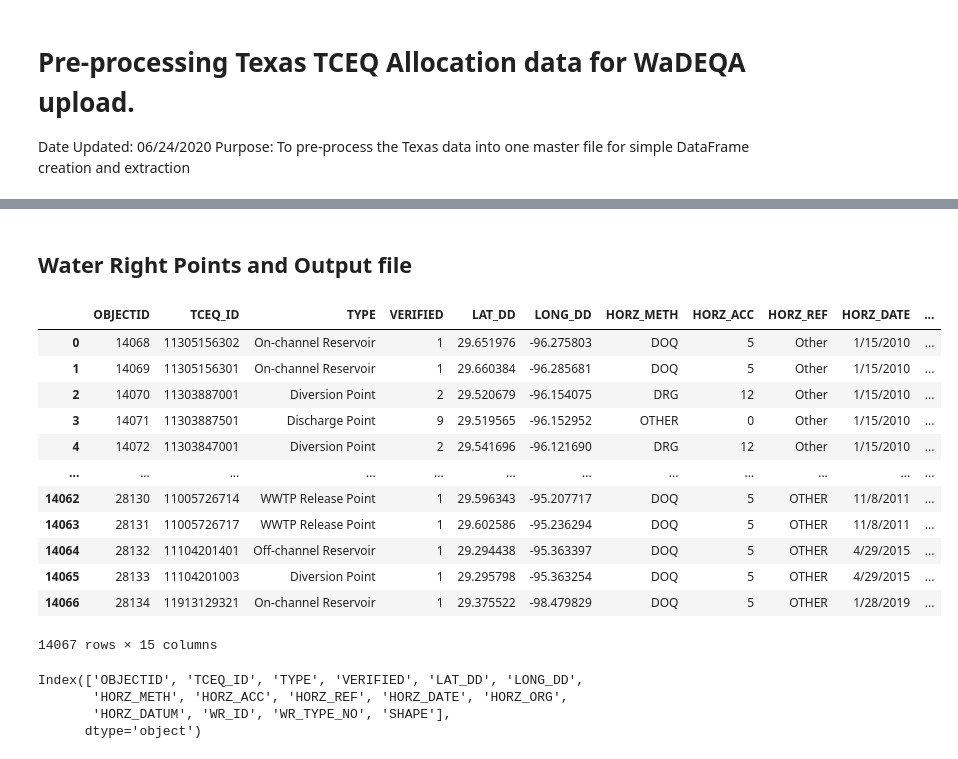
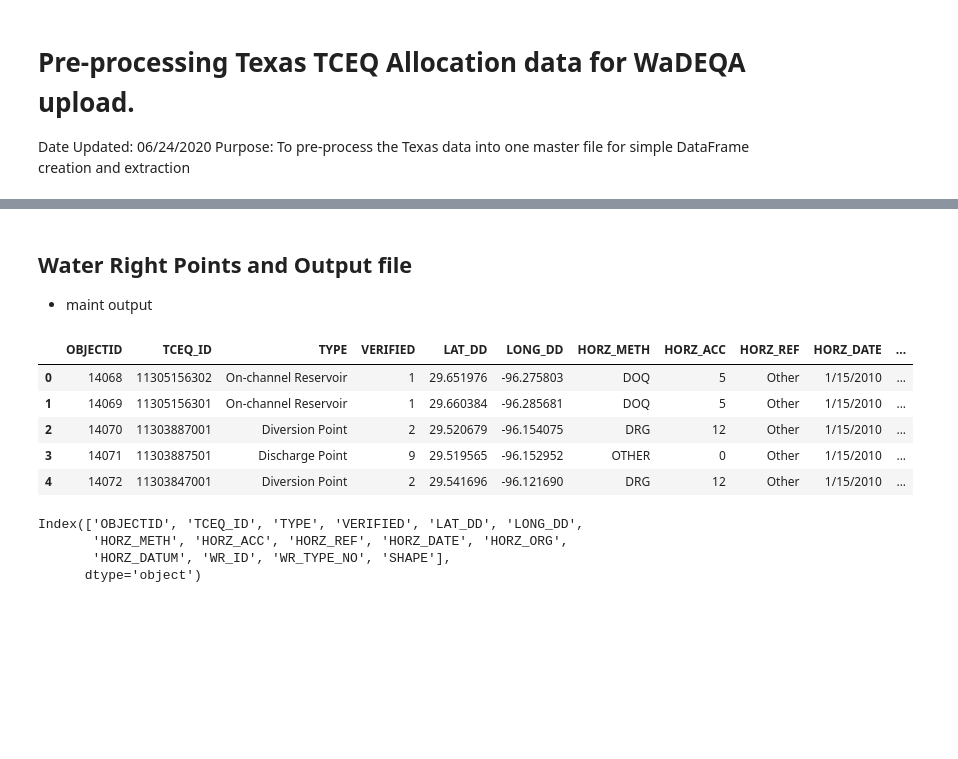
Before and after one commit to WSWCWaterDataExchange/MappingStatesDataToWaDE2.0, a Jupyter notebook: Texas/WaterAllocation/0_PreProcessTexasAllocationData.ipynb, the cells around one changed output, grey strips where cells are left out. Drawn from its saved outputs; the diff is of its cells as text; code cells hidden in the pictures; blank space fills up the shorter version.

```diff
--- a/Texas/WaterAllocation/0_PreProcessTexasAllocationData.ipynb
+++ b/Texas/WaterAllocation/0_PreProcessTexasAllocationData.ipynb
@@ -166,24 +134,18 @@ df_uses
 # %% [markdown]
 ## Water Right Points and Output file
+- maint output
 # %%
 #Dataframe creation - water right points
 WRP = "WaterRightPoint.csv"
 df = pd.read_csv(WRP)
-df
+df.head()
 # %% [output]
 |  | OBJECTID | TCEQ_ID | TYPE | VERIFIED | LAT_DD | LONG_DD | HORZ_METH | HORZ_ACC | HORZ_REF | HORZ_DATE | ... |
 | 0 | 14068 | 11305156302 | On-channel Reservoir | 1 | 29.651976 | -96.275803 | DOQ | 5 | Other | 1/15/2010 | ... |
 | 1 | 14069 | 11305156301 | On-channel Reservoir | 1 | 29.660384 | -96.285681 | DOQ | 5 | Other | 1/15/2010 | ... |
 | 2 | 14070 | 11303887001 | Diversion Point | 2 | 29.520679 | -96.154075 | DRG | 12 | Other | 1/15/2010 | ... |
 | 3 | 14071 | 11303887501 | Discharge Point | 9 | 29.519565 | -96.152952 | OTHER | 0 | Other | 1/15/2010 | ... |
 | 4 | 14072 | 11303847001 | Diversion Point | 2 | 29.541696 | -96.121690 | DRG | 12 | Other | 1/15/2010 | ... |
-| ... | ... | ... | ... | ... | ... | ... | ... | ... | ... | ... | ... |
-| 14062 | 28130 | 11005726714 | WWTP Release Point | 1 | 29.596343 | -95.207717 | DOQ | 5 | OTHER | 11/8/2011 | ... |
-| 14063 | 28131 | 11005726717 | WWTP Release Point | 1 | 29.602586 | -95.236294 | DOQ | 5 | OTHER | 11/8/2011 | ... |
-| 14064 | 28132 | 11104201401 | Off-channel Reservoir | 1 | 29.294438 | -95.363397 | DOQ | 5 | OTHER | 4/29/2015 | ... |
-| 14065 | 28133 | 11104201003 | Diversion Point | 1 | 29.295798 | -95.363254 | DOQ | 5 | OTHER | 4/29/2015 | ... |
-| 14066 | 28134 | 11913129321 | On-channel Reservoir | 1 | 29.375522 | -98.479829 | DOQ | 5 | OTHER | 1/28/2019 | ... |
-14067 rows × 15 columns
 # %%
 df.columns
 # %% [output]
```
Also changed, not shown: parts of 12 cells of this notebook, 35 other files.
